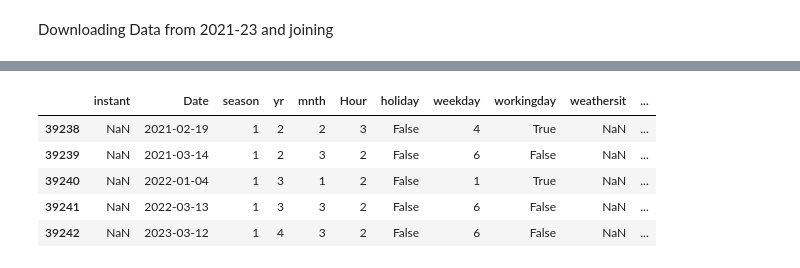
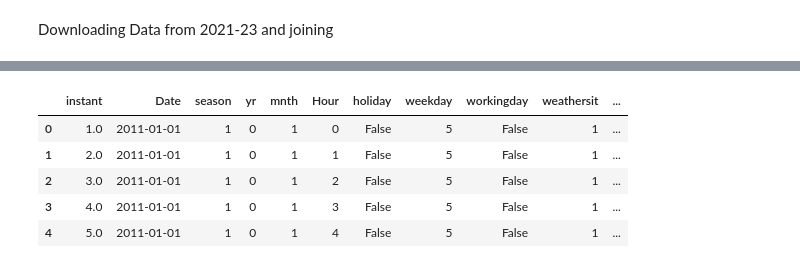
Before and after one commit to novik2713/CAB_BikeShare, a Jupyter notebook: EDA2011-12.ipynb, the cells around one changed output, grey strips where cells are left out. Drawn from its saved outputs; the diff is of its cells as text; code cells hidden in the pictures.

```diff
--- a/EDA2011-12.ipynb
+++ b/EDA2011-12.ipynb
@@ -347,15 +437,15 @@ hourly23["workingday"] = hourly23["workingday"].astype("bool")
 hd['humidity(%)'] = pd.to_numeric(hd['humidity(%)'], errors='coerce', downcast='integer')
 hd = hd.rename(columns={"hr": "Hour"})
 
-hd_all = pd.merge(hd, hourly23, on=['Date', 'yr', 'mnth', 'weekday', "Hour", 'season', 'holiday', 'workingday', 'Weekday', 'Season', 'Casual', 'Member', 'Total_rides', 'temp(°C)', 'humidity(%)', 'windspeed'], how='outer')
+hd_all = pd.merge(hd, hourly23, on=['Date', 'yr', 'mnth', 'weekday', "Hour", 'season', 'holiday', 'workingday', 'Weekday', 'Season', 'Casual', 'Member', 'Total_rides', 'temp(°C)', 'weathersit','humidity(%)', 'windspeed'], how='outer')
 # %%
 # display(dd_all)
-display(hd_all.tail())
+display(hd_all.head())
 # %% [output]
 |  | instant | Date | season | yr | mnth | Hour | holiday | weekday | workingday | weathersit | ... |
-| 39238 | NaN | 2021-02-19 | 1 | 2 | 2 | 3 | False | 4 | True | NaN | ... |
-| 39239 | NaN | 2021-03-14 | 1 | 2 | 3 | 2 | False | 6 | False | NaN | ... |
-| 39240 | NaN | 2022-01-04 | 1 | 3 | 1 | 2 | False | 1 | True | NaN | ... |
-| 39241 | NaN | 2022-03-13 | 1 | 3 | 3 | 2 | False | 6 | False | NaN | ... |
-| 39242 | NaN | 2023-03-12 | 1 | 4 | 3 | 2 | False | 6 | False | NaN | ... |
+| 0 | 1.0 | 2011-01-01 | 1 | 0 | 1 | 0 | False | 5 | False | 1 | ... |
+| 1 | 2.0 | 2011-01-01 | 1 | 0 | 1 | 1 | False | 5 | False | 1 | ... |
+| 2 | 3.0 | 2011-01-01 | 1 | 0 | 1 | 2 | False | 5 | False | 1 | ... |
+| 3 | 4.0 | 2011-01-01 | 1 | 0 | 1 | 3 | False | 5 | False | 1 | ... |
+| 4 | 5.0 | 2011-01-01 | 1 | 0 | 1 | 4 | False | 5 | False | 1 | ... |
 # %%
```
Also changed, not shown: parts of 7 cells of this notebook, 2 other files.
